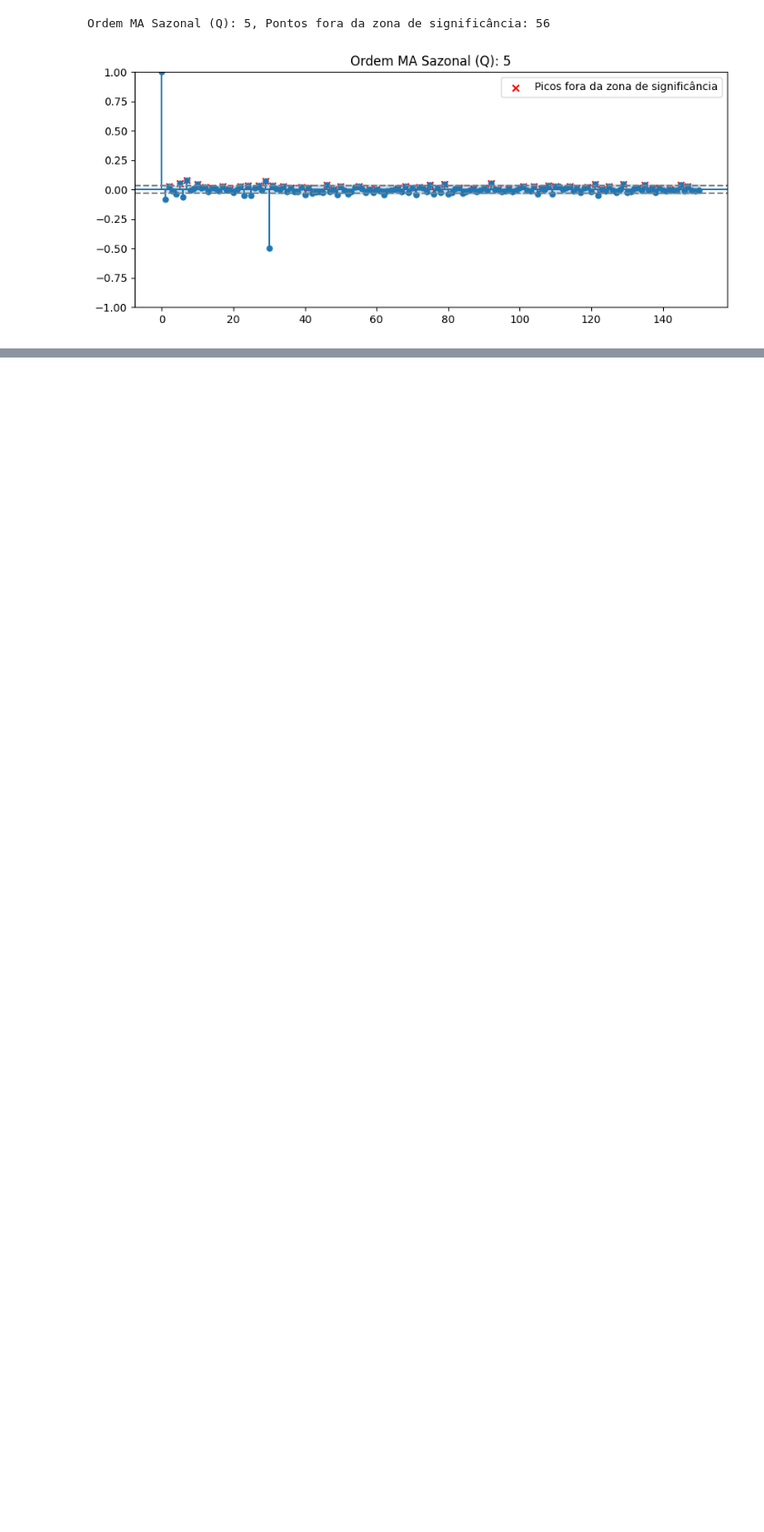
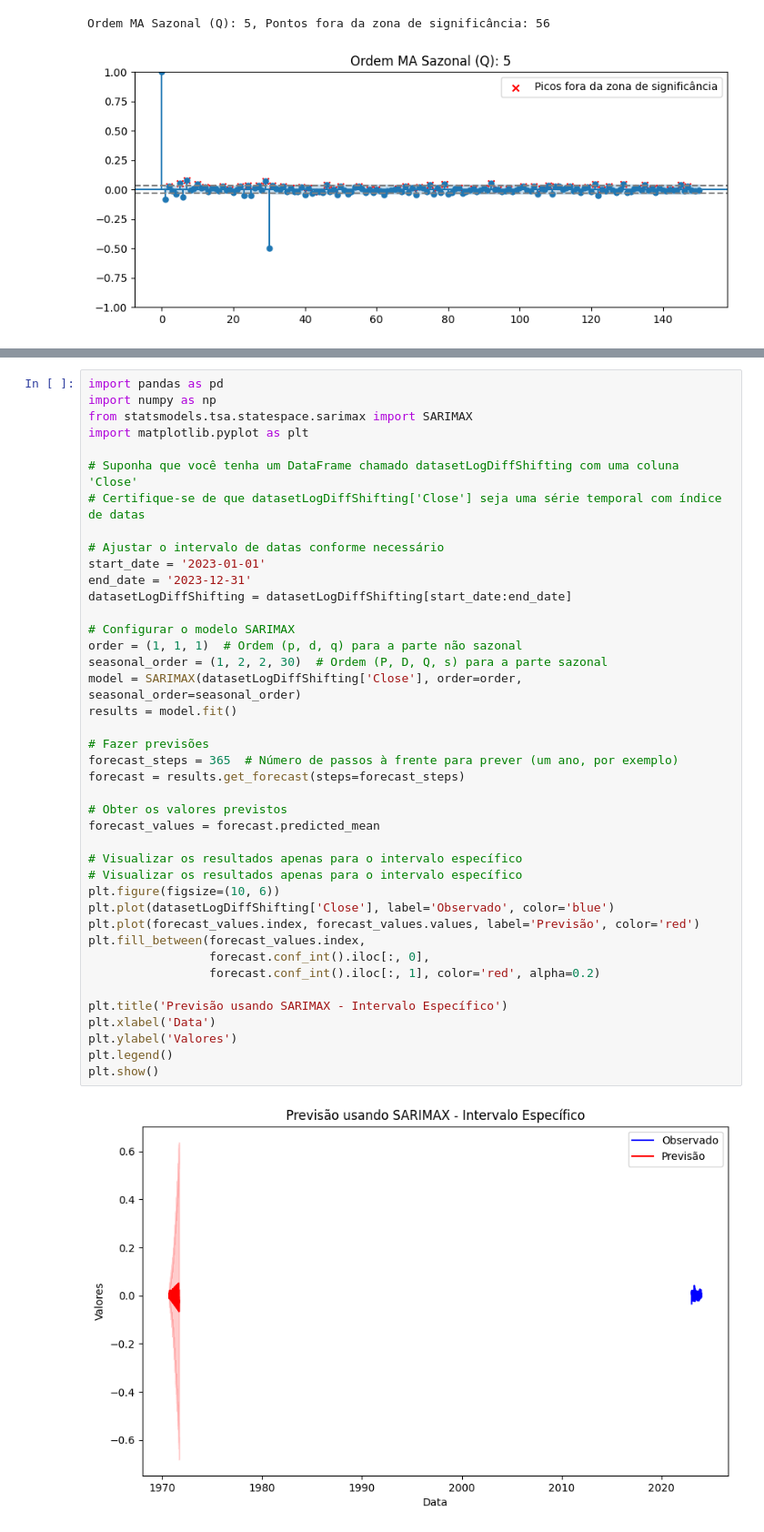
Before and after one commit to eugeniogdiniz/PosTechDataScience_Fiap, a Jupyter notebook: 02_Machine_Learning_and _Time_Siries/TechChallenge02/Tech_Challenge.ipynb, the cells around one changed output, grey strips where cells are left out. Shown at 91% size. Drawn from its saved outputs; the diff is of its cells as text; blank space fills up the shorter version.

```diff
--- a/02_Machine_Learning_and _Time_Siries/TechChallenge02/Tech_Challenge.ipynb
+++ b/02_Machine_Learning_and _Time_Siries/TechChallenge02/Tech_Challenge.ipynb
@@ -703,0 +704,43 @@ KeyboardInterrupt:
+# %%
+import pandas as pd
+import numpy as np
+from statsmodels.tsa.statespace.sarimax import SARIMAX
+import matplotlib.pyplot as plt
+
+# Suponha que você tenha um DataFrame chamado datasetLogDiffShifting com uma coluna 'Close'
+# Certifique-se de que datasetLogDiffShifting['Close'] seja uma série temporal com índice de datas
+
+# Ajustar o intervalo de datas conforme necessário
+start_date = '2023-01-01'
+end_date = '2023-12-31'
+datasetLogDiffShifting = datasetLogDiffShifting[start_date:end_date]
+
+# Configurar o modelo SARIMAX
+order = (1, 1, 1)  # Ordem (p, d, q) para a parte não sazonal
+seasonal_order = (1, 2, 2, 30)  # Ordem (P, D, Q, s) para a parte sazonal
+model = SARIMAX(datasetLogDiffShifting['Close'], order=order, seasonal_order=seasonal_order)
+results = model.fit()
+
+# Fazer previsões
+forecast_steps = 365  # Número de passos à frente para prever (um ano, por exemplo)
+forecast = results.get_forecast(steps=forecast_steps)
+
+# Obter os valores previstos
+forecast_values = forecast.predicted_mean
+
+# Visualizar os resultados apenas para o intervalo específico
+# Visualizar os resultados apenas para o intervalo específico
+plt.figure(figsize=(10, 6))
+plt.plot(datasetLogDiffShifting['Close'], label='Observado', color='blue')
+plt.plot(forecast_values.index, forecast_values.values, label='Previsão', color='red')
+plt.fill_between(forecast_values.index,
+                 forecast.conf_int().iloc[:, 0],
+                 forecast.conf_int().iloc[:, 1], color='red', alpha=0.2)
+
+plt.title('Previsão usando SARIMAX - Intervalo Específico')
+plt.xlabel('Data')
+plt.ylabel('Valores')
+plt.legend()
+plt.show()
+# %% [output]
+[figure, added]
```
Also changed, not shown: parts of 1 cell of this notebook.
